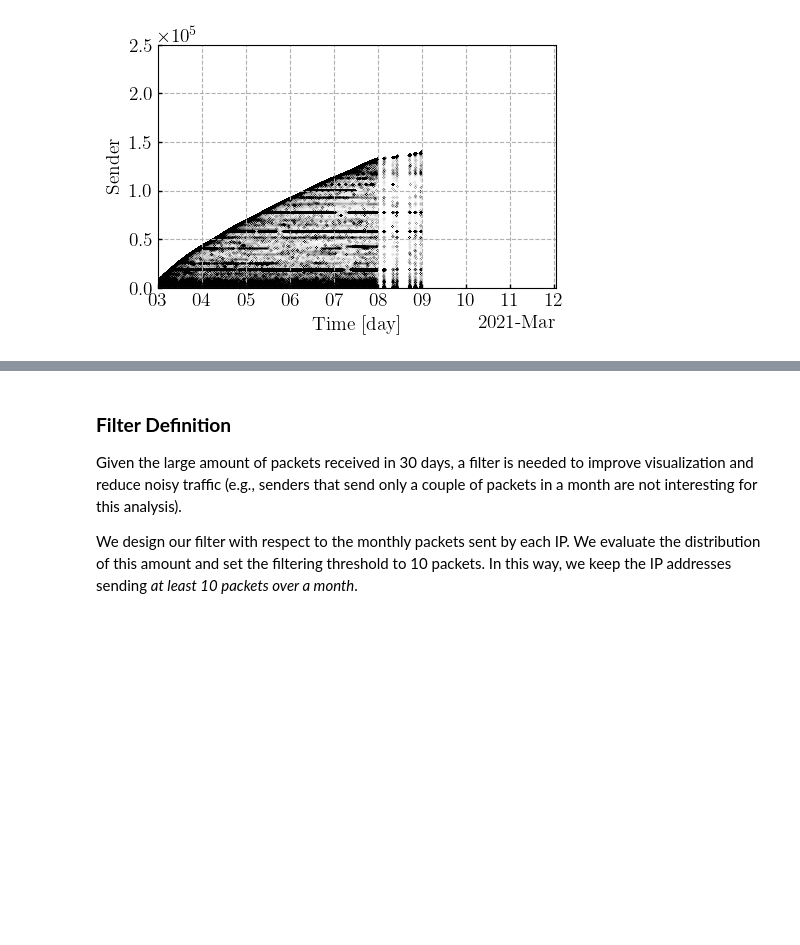
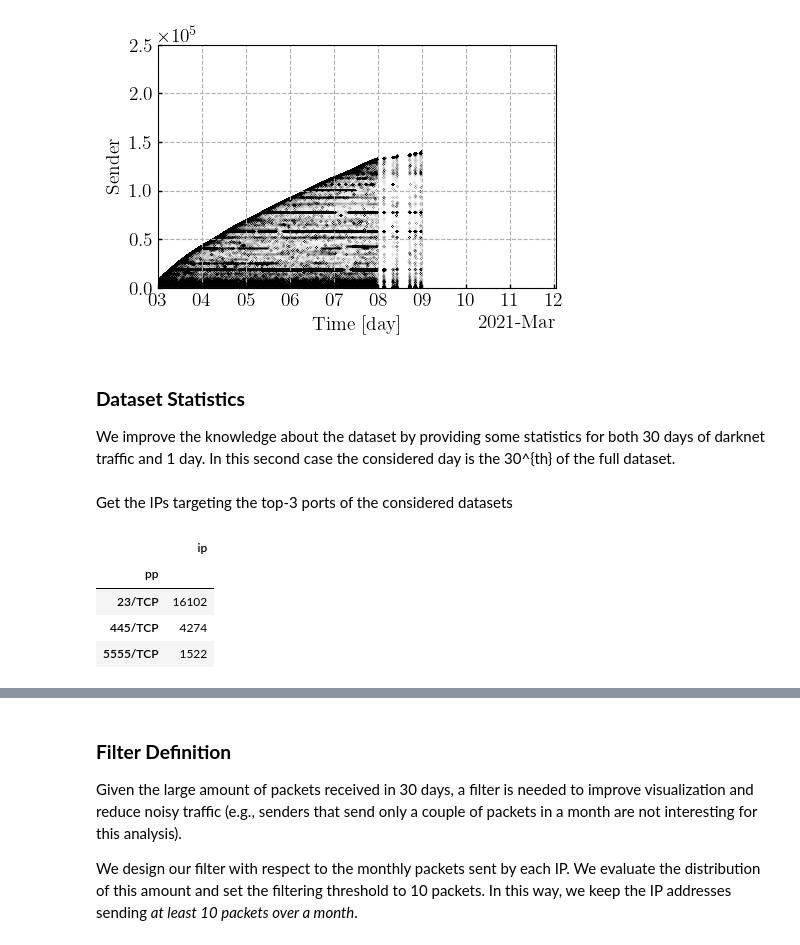
Before and after one commit to SmartData-Polito/darkvec, a Jupyter notebook: 01-darknet-overview.ipynb, the cells around one changed output, grey strips where cells are left out. Drawn from its saved outputs; the diff is of its cells as text; code cells hidden in the pictures; blank space fills up the shorter version.

```diff
--- a/01-darknet-overview.ipynb
+++ b/01-darknet-overview.ipynb
@@ -145,3 +148,7 @@ plot.show()
 # %% [output]
 <Figure size 640x480 with 0 Axes>
 [figure]
+# %% [markdown]
+### <b>Dataset Statistics</b> <a name="dataset"></a>
+
+We improve the knowledge about the dataset by providing some statistics for both 30 days of darknet traffic and 1 day. In this second case the considered day is the 30^{th} of the full dataset.
@@ -147,0 +158,33 @@ plot.show()
+# %%
+# Load the 30 days dataset (df30) and the single day one (df1)
+# this load roughly 6 days only
+df30 = pd.read_csv(f'{DATASETS}/darknet.csv.gz', nrows=10000000)
+# this will read the whole dataset - at least 32 GB of memory is required
+#df30 = pd.read_csv(f'{DATASETS}/darknet.csv.gz')
+df1 = pd.read_csv(f'{DATASETS}/darknet_d1.csv.gz')
+# %%
+# Number of IPs
+ip1 = df1.ip.unique().shape[0]
+ip30 = df30.ip.unique().shape[0]
+# Number of packets
+pkts1 = df1.shape[0]
+pkts30 = df30.shape[0]
+# Number of ports
+port1 = df1.port.unique().shape[0]
+port30 = df30.port.unique().shape[0]
+# Top-3 ports
+top3_1 = df1.value_counts('pp').index[:3]
+top3_30 = df30.value_counts('pp').index[:3]
+# Packets of top-3 ports
+top3pkts1 = (df1.value_counts('pp')/df1.shape[0]*100).values[:3]
+top3pkts30 = (df30.value_counts('pp')/df30.shape[0]*100).values[:3]
+# %% [markdown]
+Get the IPs targeting the top-3 ports of the considered datasets
+# %%
+df1[df1.pp.isin(top3_1)].groupby('pp').agg({'ip':lambda x: len(set(x))})
+# %% [output]
+|  | ip |
+| pp |  |
+| 23/TCP | 16102 |
+| 445/TCP | 4274 |
+| 5555/TCP | 1522 |
```
Also changed, not shown: parts of 10 cells of this notebook, 6 other files.
